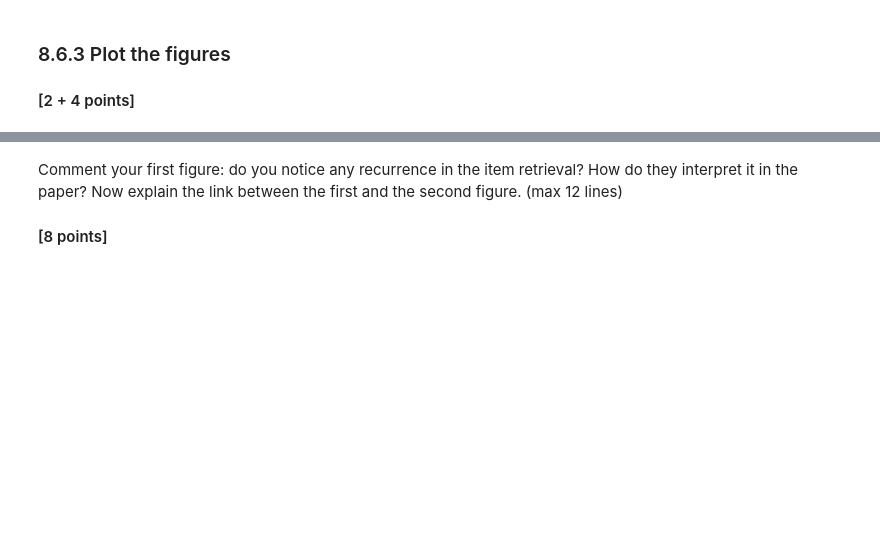
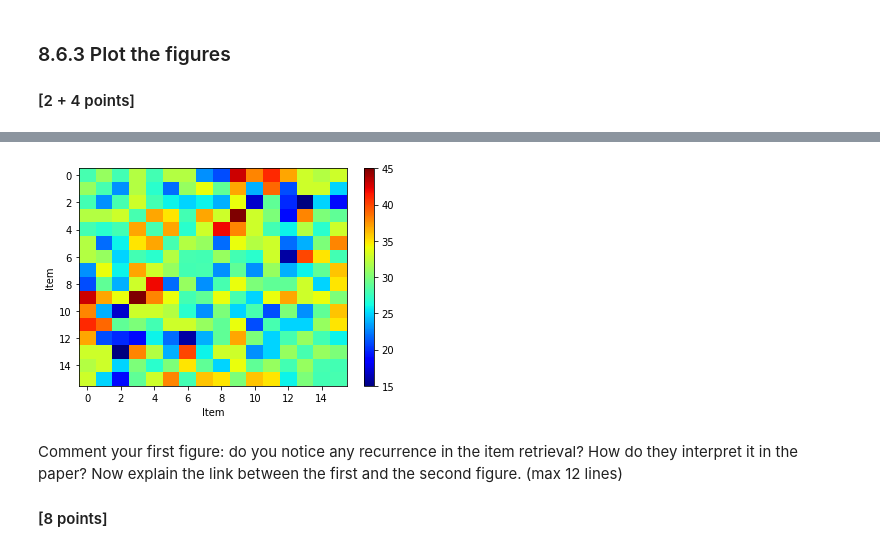
Before and after one commit to CamillaCarta/BMNN_projects, a Jupyter notebook: Ex2_Camilla_Carta_215621.ipynb, the cells around one changed output, grey strips where cells are left out. Saved outputs shown, nothing was run; the diff lists cells and outputs as text; code cells hidden in the pictures; blank space fills up the shorter version.

```diff
--- a/Ex2_Camilla_Carta_215621.ipynb
+++ b/Ex2_Camilla_Carta_215621.ipynb
@@ -661,7 +661,7 @@ def evolve(V_,thresh_,J0_):
 
 def overlap_mat(a,b):
      ## if a and b are two patterns, what's the overlap between them?
-    return np.sum(a*b)
+    return float(np.sum(a*b))/len(a)
 # %% [markdown]
 Run the dynamics and plot $J_0(t)$.
 #### [4 + 1  points]
@@ -736,17 +739,23 @@ plt.show()
 # %%
 ## Plot Fig. 1B
 ## first you need to create a matrix filled with the overlaps between patterns.
-overlap_matrix = ??? ## declare a matrix of 0s with the right shape. One more time, numpy is going to be useful.
-for i in range( ??? ):
-    for j in range(i, ??? ):
+overlap_matrix = np.zeros([L, L]) ## declare a matrix of 0s with the right shape. One more time, numpy is going to be useful.
+for i in range(L):
+    for j in range(i,L):
         if i != j:
-            overlap_matrix[i,j] = overlap_matrix[j,i] = ??? ## insert the right expression for the element of overlap_matrix
+            ## insert the right expression for the element of overlap_matrix
+            overlap_matrix[i,j] = overlap_matrix[j,i] = overlap_mat(items[i], items[j])*len(items[i])
 
 ## Set the diagonal of overlap_matrix = to average of other entries ##
-overlap_matrix = ???
-plt.imshow( ??? , aspect='auto',cmap='jet')
+np.fill_diagonal(overlap_matrix, np.mean(overlap_matrix))
+plt.imshow( overlap_matrix , aspect='auto',cmap='jet')
+plt.xlabel('Item')
+plt.ylabel('Item')
 ## add a colorbar here
+plt.colorbar()
 plt.show()
+# %% [output]
+[figure, added]
 # %% [markdown]
 Comment your first figure: do you notice any recurrence in the item retrieval? How do they interpret it in the paper?
 Now explain the link between the first and the second figure. (max 12 lines)
```
Also changed, not shown: parts of 3 cells of this notebook.
